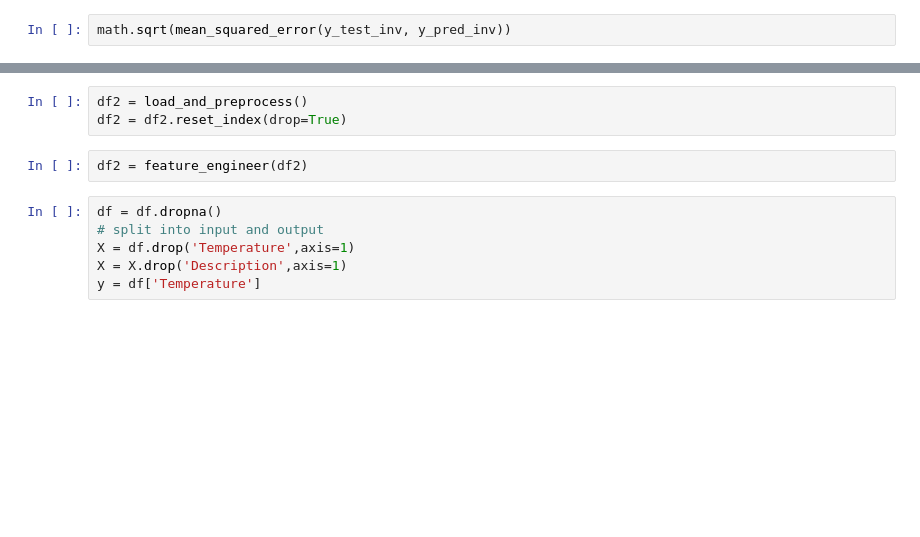
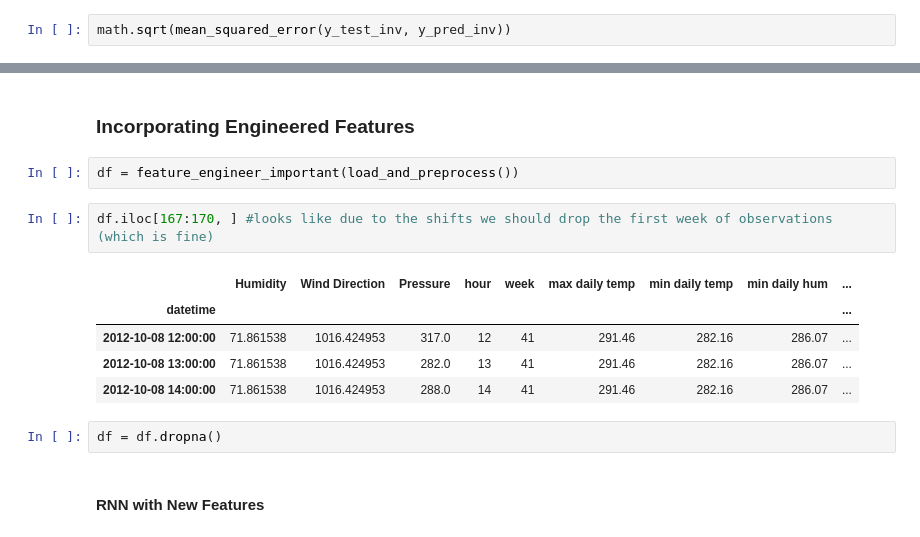
Before and after one commit to McGill-MMA-EnterpriseAnalytics/Cloud-Computations, a Jupyter notebook: RNN.ipynb, the cells around one changed output, grey strips where cells are left out. Saved outputs shown, nothing was run; the diff lists cells and outputs as text; blank space fills up the shorter version.

```diff
--- a/RNN.ipynb
+++ b/RNN.ipynb
@@ -294,11 +151,16 @@ df.head()
-# %%
-df2 = load_and_preprocess()
-df2 = df2.reset_index(drop=True)
-# %%
-df2 = feature_engineer(df2)
-# %%
-df = df.dropna()
-# split into input and output
-X = df.drop('Temperature',axis=1)
-X = X.drop('Description',axis=1)
-y = df['Temperature']
+# %% [markdown]
+### Incorporating Engineered Features
+# %%
+df = feature_engineer_important(load_and_preprocess())
+# %%
+df.iloc[167:170, ] #looks like due to the shifts we should drop the first week of observations (which is fine)
+# %% [output]
+|  | Humidity | Wind Direction | Pressure | hour | week | max daily temp | min daily temp | min daily hum | ... |
+| datetime |  |  |  |  |  |  |  |  | ... |
+| 2012-10-08 12:00:00 | 71.861538 | 1016.424953 | 317.0 | 12 | 41 | 291.46 | 282.16 | 286.07 | ... |
+| 2012-10-08 13:00:00 | 71.861538 | 1016.424953 | 282.0 | 13 | 41 | 291.46 | 282.16 | 286.07 | ... |
+| 2012-10-08 14:00:00 | 71.861538 | 1016.424953 | 288.0 | 14 | 41 | 291.46 | 282.16 | 286.07 | ... |
+# %%
+df = df.dropna()
+# %% [markdown]
+#### RNN with New Features
```
Also changed, not shown: parts of 18 cells of this notebook, 1 other file.
